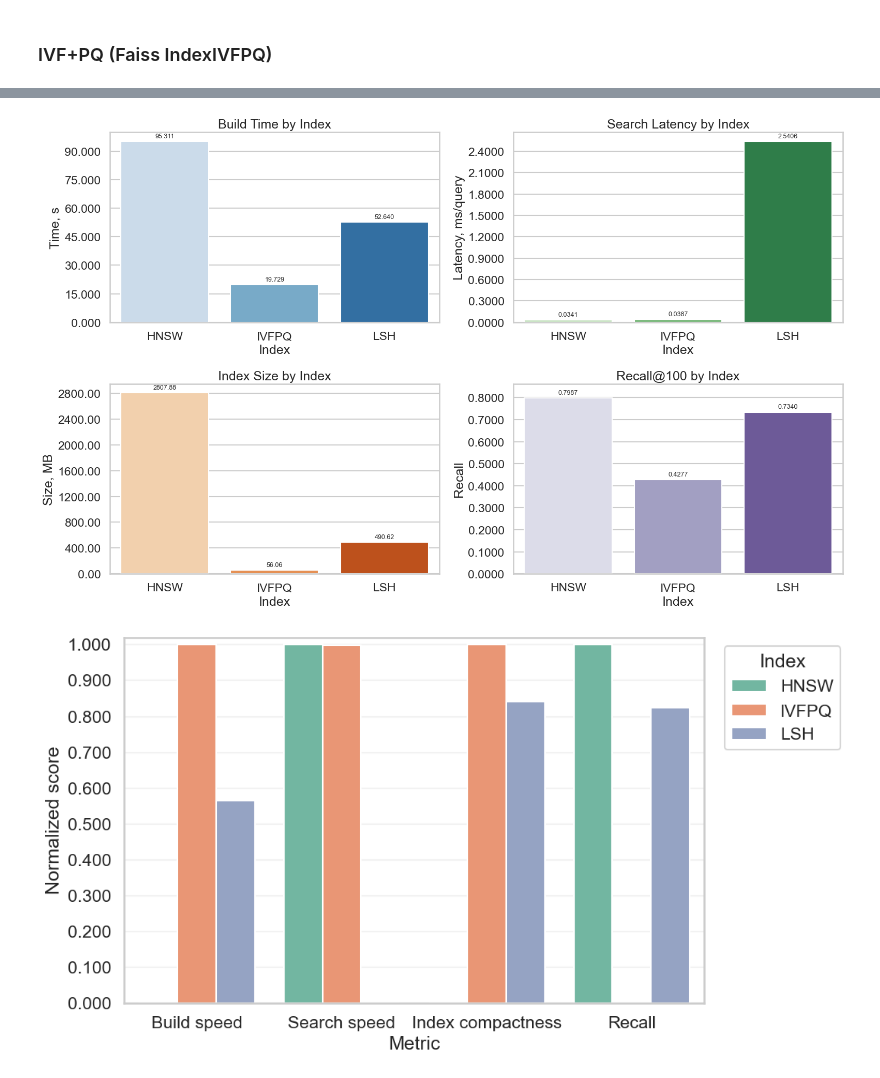
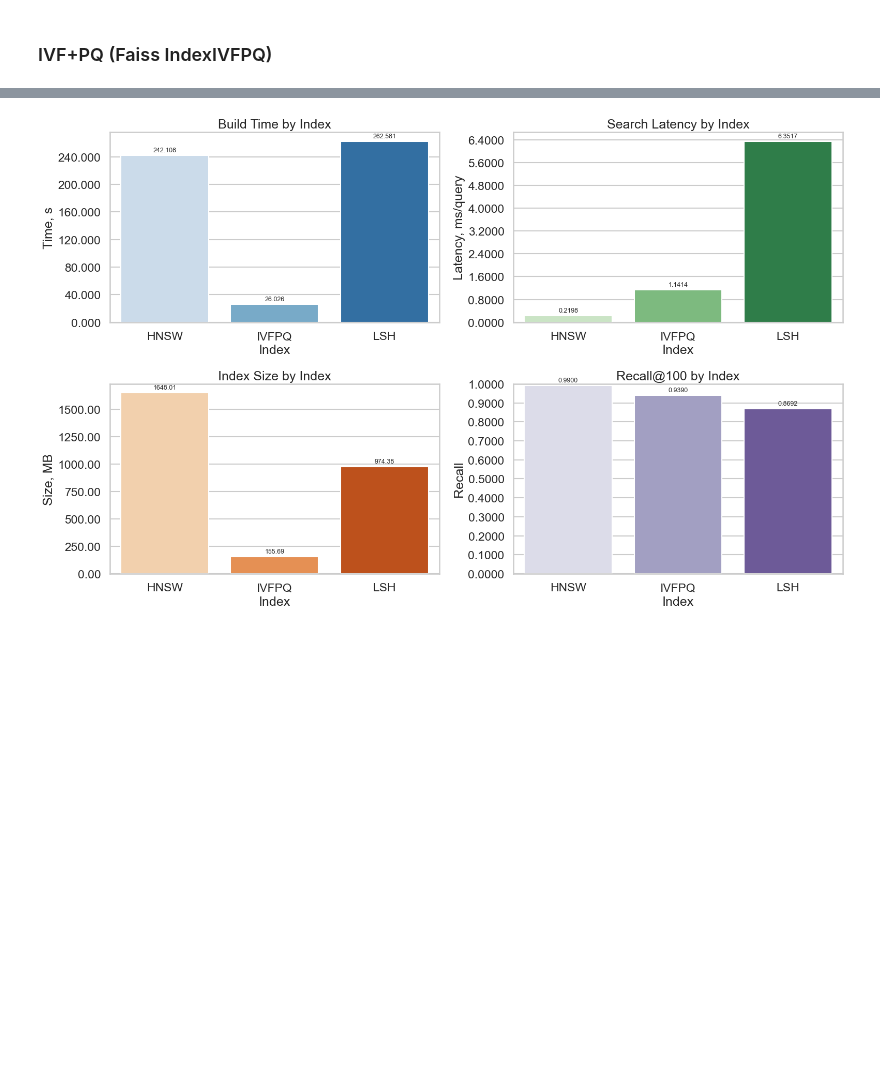
Before and after one commit to pstpn/distributed-algorithms, a Jupyter notebook: vectorsearch/ann.ipynb, the cells around one changed output, grey strips where cells are left out. Cells and saved outputs as stored; diff of their text form; code cells hidden in the pictures; blank space fills up the shorter version.

```diff
--- a/vectorsearch/ann.ipynb
+++ b/vectorsearch/ann.ipynb
@@ -58,7 +59,7 @@ def load_fasttext_vec(vec_path: Path, max_vectors=None, dtype=np.float32):
 
 
 dataset_name = "fasttext-crawl-300d-2M"
-xb, ds_meta = load_fasttext_vec(LOCAL_FASTTEXT_PATH)
+xb, ds_meta = load_fasttext_vec(LOCAL_FASTTEXT_PATH, max_vectors=MAX_VECTORS)
 ds_meta
 # %% [output]
 {'source': 'fasttext',
@@ -168,13 +174,13 @@ def run_benchmark(index_name, params, xb, xq, gt_I, k=100, batch_size=512, train
 # %% [markdown]
 ### LSH (Faiss IndexLSH)
 # %%
-results = []
-
 lsh_grid = [
     {"nbits": 256},
     {"nbits": 512},
     {"nbits": 1024},
     {"nbits": 2048},
+    {"nbits": 4096},
+    {"nbits": 8096},
 ]
 
 for p in lsh_grid:
@@ -198,9 +208,9 @@ LSH: {'nbits': 2048}
 ### HNSW (Faiss IndexHNSWFlat)
 # %%
 hnsw_grid = []
-for M in [16, 32]:
-    for efc in [16, 32]:
-        for efs in [16, 32]:
+for M in [32, 64]:
+    for efc in [128, 256]:
+        for efs in [128, 256]:
             hnsw_grid.append({"M": M, "efConstruction": efc, "efSearch": efs})
 
 for p in hnsw_grid:
@@ -231,15 +241,15 @@ HNSW: {'M': 32, 'efConstruction': 32, 'efSearch': 32}
 # %% [markdown]
 ### IVF+PQ (Faiss IndexIVFPQ)
 # %%
-n_train = 100_000
+n_train = 200_000
 n_train = min(n_train, xb.shape[0])
 train_ids = np.random.choice(xb.shape[0], size=n_train, replace=False)
 xt = xb[train_ids].copy()
 
 ivfpq_grid = []
-for nlist in [1024, 2048]:
-    for nprobe in [16, 32, 64]:
-        for m in [12, 20]:
+for nlist in [4096]:
+    for nprobe in [128, 256, 512]:
+        for m in [50, 100, 150]:
             if d % m == 0:
                 ivfpq_grid.append(
                     {
@@ -319,72 +332,31 @@ axes[0, 1].yaxis.set_major_locator(MaxNLocator(nbins=10))
 axes[0, 1].yaxis.set_major_formatter(FormatStrFormatter("%.4f"))
 
 sns.barplot(data=plot_df, x="index", y="index_size_mb", hue="index", legend=False, ax=axes[1, 0], palette="Oranges")
 axes[1, 0].set_title("Index Size by Index")
 axes[1, 0].set_xlabel("Index")
 axes[1, 0].set_ylabel("Size, MB")
 axes[1, 0].yaxis.set_major_locator(MaxNLocator(nbins=8))
 axes[1, 0].yaxis.set_major_formatter(FormatStrFormatter("%.2f"))
 
 sns.barplot(data=plot_df, x="index", y="recall", hue="index", legend=False, ax=axes[1, 1], palette="Purples")
 axes[1, 1].set_title("Recall@100 by Index")
 axes[1, 1].set_xlabel("Index")
 axes[1, 1].set_ylabel("Recall")
 axes[1, 1].set_ylim(0, min(1.0, plot_df["recall"].max() * 1.08))
 axes[1, 1].yaxis.set_major_locator(MaxNLocator(nbins=10))
 axes[1, 1].yaxis.set_major_formatter(FormatStrFormatter("%.4f"))
 
 for ax, fmt in [
     (axes[0, 0], "{:.3f}"),
     (axes[0, 1], "{:.4f}"),
     (axes[1, 0], "{:.2f}"),
     (axes[1, 1], "{:.4f}"),
 ]:
     for c in ax.containers:
         labels = [fmt.format(v.get_height()) for v in c]
         ax.bar_label(c, labels=labels, padding=3, fontsize=9)
 
 plt.tight_layout()
 plt.show()
-
-score_df = plot_df[["index", "build_time_sec", "avg_query_ms", "index_size_mb", "recall"]].copy()
-
-for c in ["build_time_sec", "avg_query_ms", "index_size_mb"]:
-    c_min, c_max = score_df[c].min(), score_df[c].max()
-    if c_max - c_min < 1e-12:
-        score_df[c] = 1.0
-    else:
-        score_df[c] = (c_max - score_df[c]) / (c_max - c_min)
-
-c = "recall"
-c_min, c_max = score_df[c].min(), score_df[c].max()
-if c_max - c_min < 1e-12:
-    score_df[c] = 1.0
-else:
-    score_df[c] = (score_df[c] - c_min) / (c_max - c_min)
-
-metric_order = ["build_time_sec", "avg_query_ms", "index_size_mb", "recall"]
-pretty_names = {
-    "build_time_sec": "Build speed",
-    "avg_query_ms": "Search speed",
-    "index_size_mb": "Index compactness",
-    "recall": "Recall",
-}
-
-melt_scores = score_df.melt(id_vars="index", value_vars=metric_order, var_name="metric", value_name="score")
-melt_scores["metric"] = melt_scores["metric"].map(pretty_names)
-
-plt.figure(figsize=(11, 6))
-sns.barplot(data=melt_scores, x="metric", y="score", hue="index", palette="Set2")
-plt.title("")
-plt.xlabel("Metric")
-plt.ylabel("Normalized score")
-plt.ylim(0, 1.02)
-plt.gca().yaxis.set_major_locator(MaxNLocator(nbins=11))
-plt.gca().yaxis.set_major_formatter(FormatStrFormatter("%.3f"))
-plt.grid(axis="y", alpha=0.25)
-plt.legend(title="Index", bbox_to_anchor=(1.02, 1), loc="upper left")
-plt.tight_layout()
-plt.show()
 # %% [output]
-[figure, old version]
+[figure, new version]
-[figure, removed]
```
Also changed, not shown: parts of 8 cells of this notebook.
